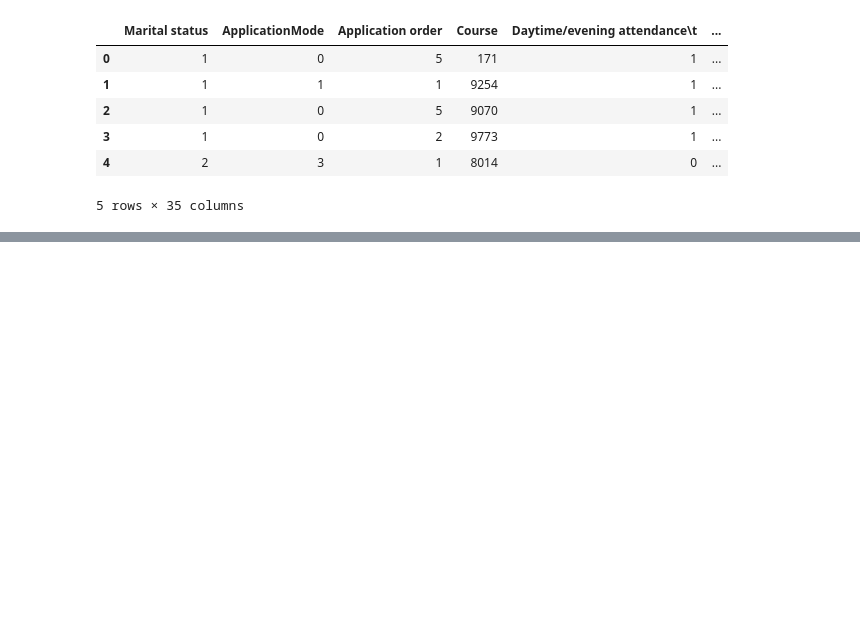
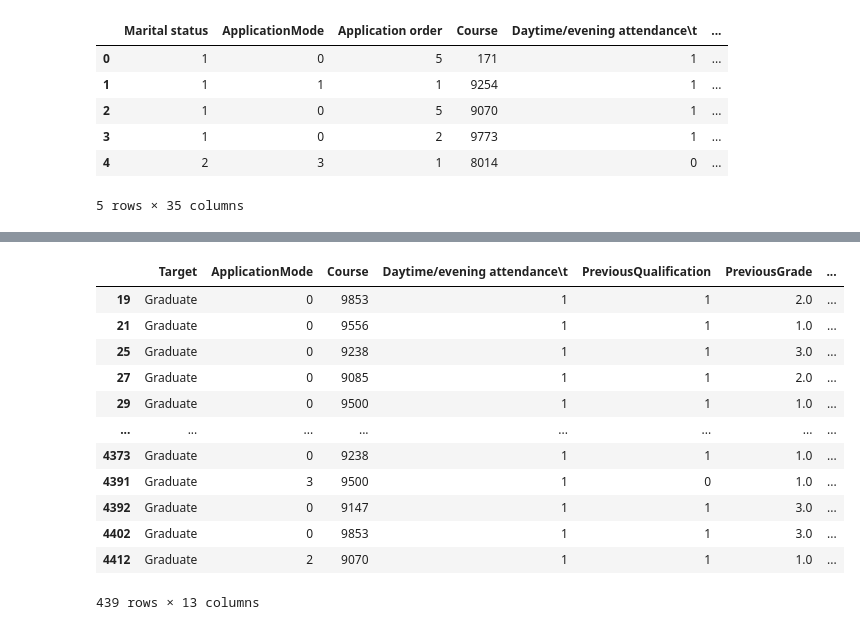
Before and after one commit to ribeirowski/ET586_Estatistica_e_Probabilidade_para_Computacao, a Jupyter notebook: Projeto/Código - Projeto de Estatistica.ipynb, the cells around one changed output, grey strips where cells are left out. Drawn from its saved outputs; the diff is of its cells as text; code cells hidden in the pictures; blank space fills up the shorter version.

```diff
--- a/Projeto/Código - Projeto de Estatistica.ipynb
+++ b/Projeto/Código - Projeto de Estatistica.ipynb
@@ -224,0 +319,18 @@ A acurácia é de aproximadamente 75% quando não levamos em consideração o de
+# %%
+#Tabela dos graduados
+printar = show[(show['Target'] == 'Graduate')]
+printar.head(len(printar.index))
+# %% [output]
+|  | Target | ApplicationMode | Course | Daytime/evening attendance\t | PreviousQualification | PreviousGrade | ... |
+| 19 | Graduate | 0 | 9853 | 1 | 1 | 2.0 | ... |
+| 21 | Graduate | 0 | 9556 | 1 | 1 | 1.0 | ... |
+| 25 | Graduate | 0 | 9238 | 1 | 1 | 3.0 | ... |
+| 27 | Graduate | 0 | 9085 | 1 | 1 | 2.0 | ... |
+| 29 | Graduate | 0 | 9500 | 1 | 1 | 1.0 | ... |
+| ... | ... | ... | ... | ... | ... | ... | ... |
+| 4373 | Graduate | 0 | 9238 | 1 | 1 | 1.0 | ... |
+| 4391 | Graduate | 3 | 9500 | 1 | 0 | 1.0 | ... |
+| 4392 | Graduate | 0 | 9147 | 1 | 1 | 3.0 | ... |
+| 4402 | Graduate | 0 | 9853 | 1 | 1 | 3.0 | ... |
+| 4412 | Graduate | 2 | 9070 | 1 | 1 | 1.0 | ... |
+439 rows × 13 columns
```
Also changed, not shown: parts of 23 cells of this notebook, 2 other files.
